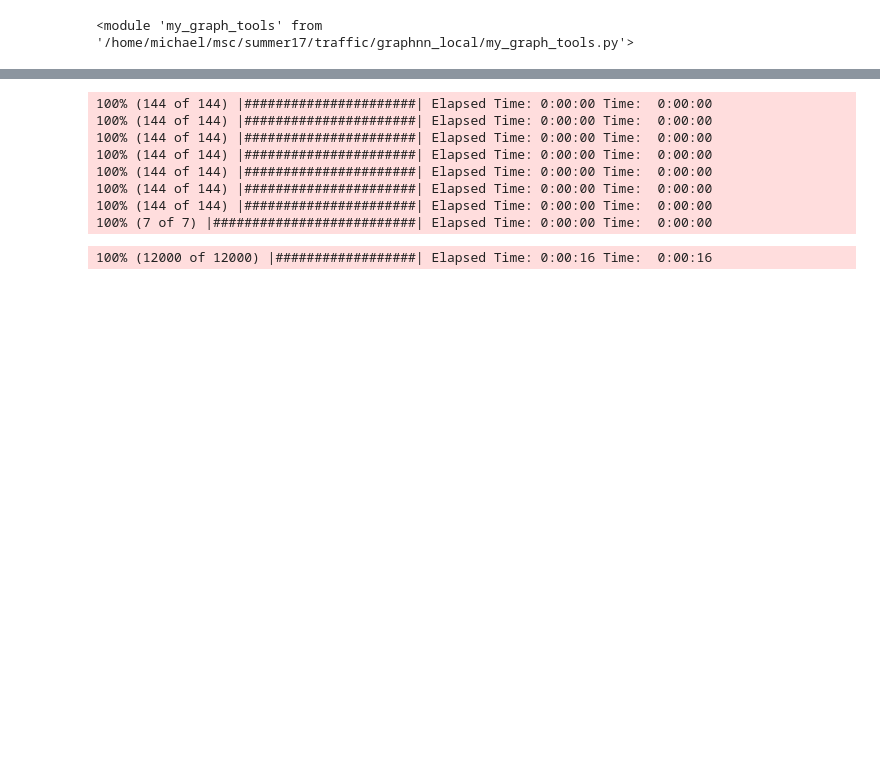
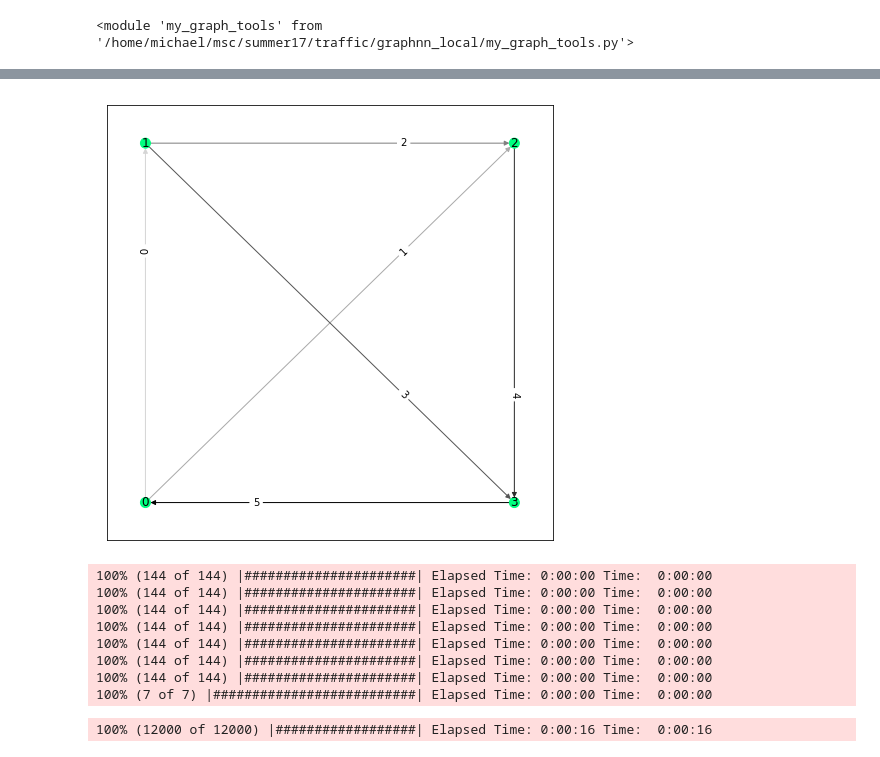
Before and after one commit to m-walters/graphnn_local, a Jupyter notebook: graph_nn.ipynb, the cells around one changed output, grey strips where cells are left out. Saved outputs shown, nothing was run; the diff lists cells and outputs as text; code cells hidden in the pictures; blank space fills up the shorter version.

```diff
--- a/graph_nn.ipynb
+++ b/graph_nn.ipynb
@@ -331,3 +374,44 @@ plt.semilogy(losses)
+# %%
+nodefeats = np.array([[1],[1],[1],[1]]).reshape(4,1)
+sends = np.array([[0],[0],[1],[1],[2],[3]]).flatten()
+reces = np.array([[1],[2],[2],[3],[3],[0]]).flatten()
+edgefeats = np.zeros((6,1))
+edgelbls = {}
+for i in range(6):
+    edgefeats[i] = i
+    edgelbls.update({(sends[i],reces[i]):i})
+
+dataD = {
+    "nodes": nodefeats,
+    "edges": edgefeats,
+    "senders": sends,
+    "receivers": reces,
+    "globals": [[0]]
+}
+G = utils_np.data_dicts_to_graphs_tuple([dataD])
+# %%
+posn = {0:(0,0), 1:(0,1), 2:(1,1), 3:(1,0)}
+# %%
+nodecols = G.nodes[:,0]
+edgecols = G.edges[:,0]
+
+vmin,vmax = 0,1
+e_vmin,e_vmax = -1,5
+
+graphs_nx = utils_np.graphs_tuple_to_networkxs(G)
+f,ax = plt.subplots(figsize=(8,8))
+#nodesize=100
+draw_ = nx.draw_networkx(graphs_nx[0],ax=ax,pos=posn,node_color=nodecols,
+            edge_color=edgecols,node_size=100,
+            cmap=plt.cm.winter,edge_cmap=plt.cm.binary,
+            vmin=vmin,vmax=vmax,edge_vmin=e_vmin,edge_vmax=e_vmax,
+            arrowsize=10)
+drawn_edges = nx.draw_networkx_edge_labels(graphs_nx[0],ax=ax,pos=posn,edge_labels=edgelbls,
+                                           label_pos=0.3)
+
+plt.show()
+# %% [output]
+[figure, added]
 # %%
 def make_set(h5_name):
     hf = h5py.File(h5_name,'r')
```
Also changed, not shown: parts of 33 cells of this notebook, 2 other files.
